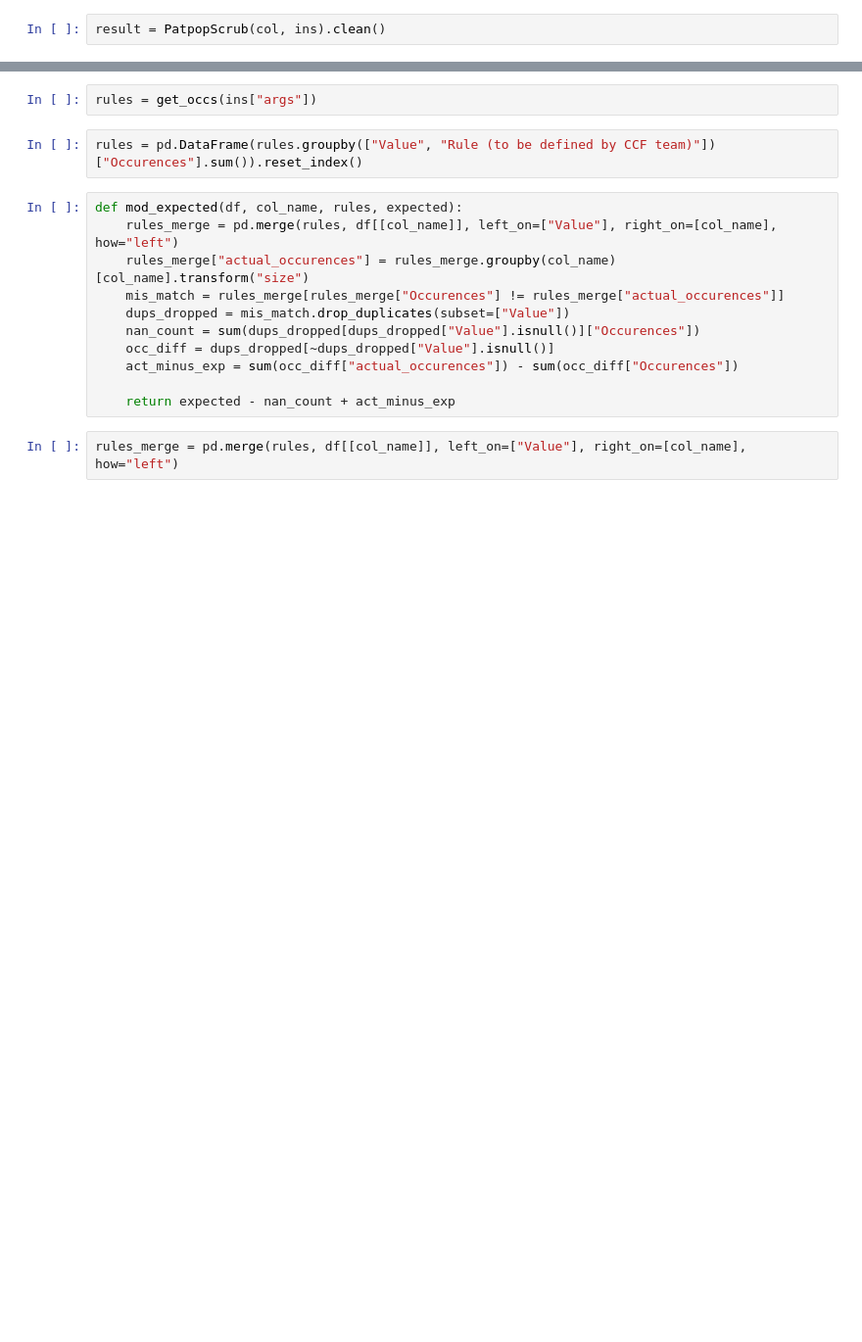
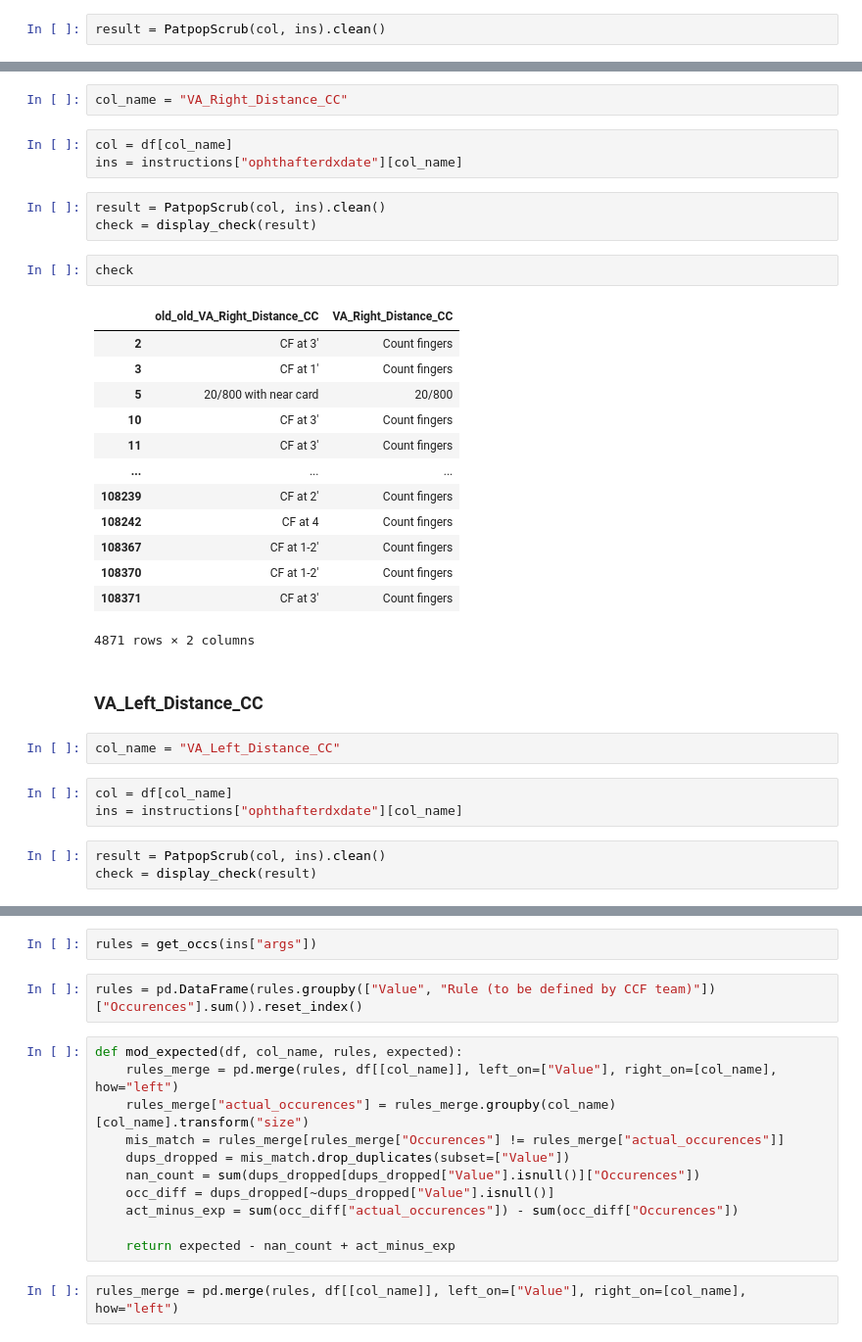
Before and after one commit to Pandatallc/clef-data-cleaning, a Jupyter notebook: notebooks/col_by_col.ipynb, the cells around one changed output, grey strips where cells are left out. Shown: that part at 98% size. Drawn from its saved outputs; the diff is of its cells as text; blank space fills up the shorter version.

```diff
--- a/notebooks/col_by_col.ipynb
+++ b/notebooks/col_by_col.ipynb
@@ -41,0 +72,34 @@ result = PatpopScrub(col, ins).clean()
+# %%
+col_name = "VA_Right_Distance_CC"
+# %%
+col = df[col_name]
+ins = instructions["ophthafterdxdate"][col_name]
+# %%
+result = PatpopScrub(col, ins).clean()
+check = display_check(result)
+# %%
+check
+# %% [output]
+|  | old_old_VA_Right_Distance_CC | VA_Right_Distance_CC |
+| 2 | CF at 3' | Count fingers |
+| 3 | CF at 1' | Count fingers |
+| 5 | 20/800 with near card | 20/800 |
+| 10 | CF at 3' | Count fingers |
+| 11 | CF at 3' | Count fingers |
+| ... | ... | ... |
+| 108239 | CF at 2' | Count fingers |
+| 108242 | CF at 4 | Count fingers |
+| 108367 | CF at 1-2' | Count fingers |
+| 108370 | CF at 1-2' | Count fingers |
+| 108371 | CF at 3' | Count fingers |
+4871 rows × 2 columns
+# %% [markdown]
+### VA_Left_Distance_CC
+# %%
+col_name = "VA_Left_Distance_CC"
+# %%
+col = df[col_name]
+ins = instructions["ophthafterdxdate"][col_name]
+# %%
+result = PatpopScrub(col, ins).clean()
+check = display_check(result)
```
Also changed, not shown: parts of 32 cells of this notebook, 4 other files.
